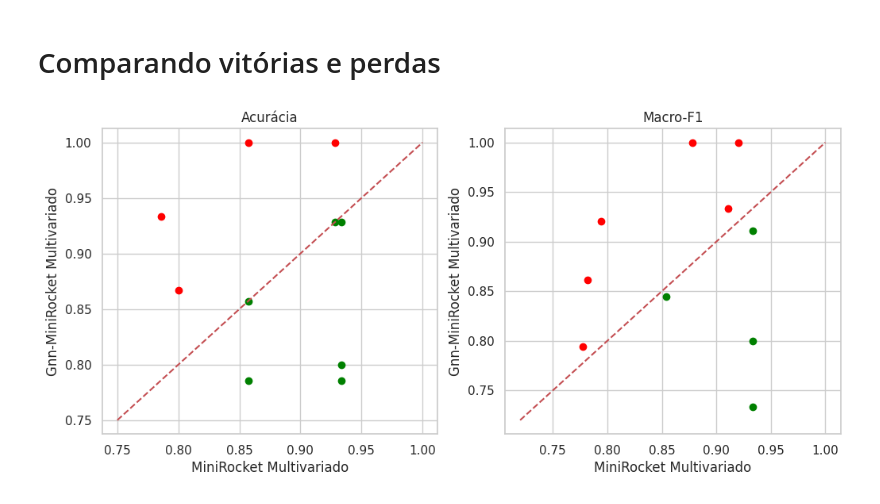
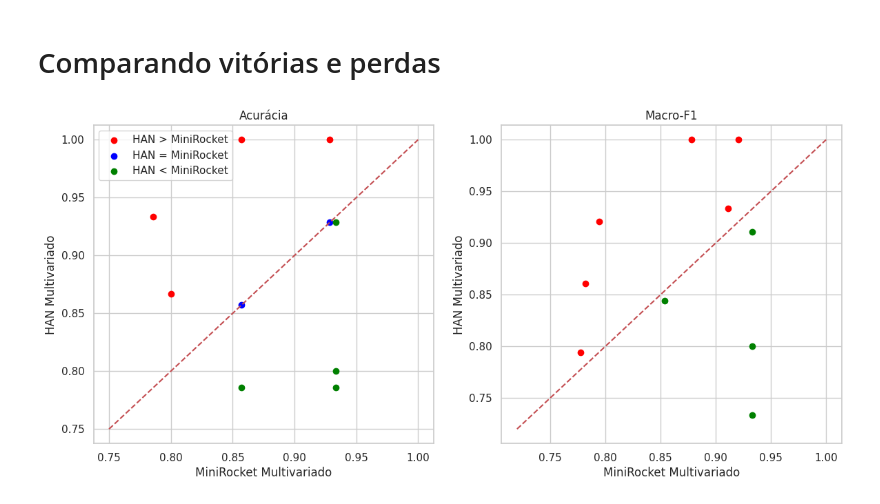
Before and after one commit to kenzosakiyama/scc5977-series-temporais, a Jupyter notebook: comparando_experimentos_classif.ipynb, the cells around one changed output. Drawn from its saved outputs; the diff is of its cells as text; code cells hidden in the pictures.

```diff
--- a/comparando_experimentos_classif.ipynb
+++ b/comparando_experimentos_classif.ipynb
@@ -72,6 +72,8 @@ metrics_df['modelo'] = metrics_df['modelo'].str.replace('minirocket', 'MiniRocke
 metrics_df['modelo'] = metrics_df['modelo'].str.replace('Minirocket', 'MiniRocket')
 metrics_df['modelo'] = metrics_df['modelo'].str.replace('Multivar', 'Multivariado')
 metrics_df['modelo'] = metrics_df['modelo'].str.replace('Univariate', 'Univariado')
+metrics_df['modelo'] = metrics_df['modelo'].str.replace('Gnn-MiniRocket', 'GCN')
+metrics_df['modelo'] = metrics_df['modelo'].str.replace('GCN Multivariado', 'HAN Multivariado')
 metrics_df['modelo'] = metrics_df['modelo'].str.replace('useracceleration', ' - Aceleração no eixo ')
 # %% [markdown]
 # Visualizando métricas
@@ -118,24 +120,33 @@ metrics_df.groupby(by='modelo').describe()
 # %% [markdown]
 # Comparando vitórias e perdas
 # %%
-def plot_pair_metrics(df: pd.DataFrame, metric: str, title: str, min_value: float = 0.75) -> None:
+def plot_pair_metrics(df: pd.DataFrame, metric: str, title: str, min_value: float = 0.75, show_legend: bool = False) -> None:
 
     plt.plot([min_value, 1], [min_value, 1], color='r', linestyle='--')
-    for gnn_acc, mr_acc in zip(df[df['modelo'] == 'Gnn-MiniRocket Multivariado'][metric], \
+    for gnn_acc, mr_acc in zip(df[df['modelo'] == 'HAN Multivariado'][metric], \
                                 df[df['modelo'] == 'MiniRocket Multivariado'][metric]):
         if gnn_acc > mr_acc:
-            plt.scatter(mr_acc, gnn_acc, color='red')
+            red_dot = plt.scatter(mr_acc, gnn_acc, color='red')
+        elif gnn_acc == mr_acc:
+            blue_dot = plt.scatter(mr_acc, gnn_acc, color='blue')
         else:
-            plt.scatter(mr_acc, gnn_acc, color='green')
+            green_dot = plt.scatter(mr_acc, gnn_acc, color='green')
 
+    # adicionando titulos e rotulos para eixos
     plt.title(title)
     plt.xlabel('MiniRocket Multivariado')
-    plt.ylabel('Gnn-MiniRocket Multivariado')
+    plt.ylabel('HAN Multivariado')
+
+    if show_legend:
+        plt.legend([red_dot, blue_dot, green_dot], ['HAN > MiniRocket', 'HAN = MiniRocket', 'HAN < MiniRocket'])
 # %%
-plt.figure(figsize=(12,5))
+plt.figure(figsize=(14,6))
 plt.subplot(121)
-plot_pair_metrics(metrics_df, 'accuracy', 'Acurácia')
+plot_pair_metrics(metrics_df, 'accuracy', 'Acurácia', show_legend=True)
+# plt.legend()
 plt.subplot(122)
 plot_pair_metrics(metrics_df, 'macro_f1', 'Macro-F1', min_value=0.72)
+# adicionando legenda para as cores
+plt.savefig('data/figures/metricas_por_fold.pdf', bbox_inches='tight')
 # %% [output]
-[figure, old version]
+[figure, new version]
```
Also changed, not shown: parts of 3 cells of this notebook, 7 other files.
